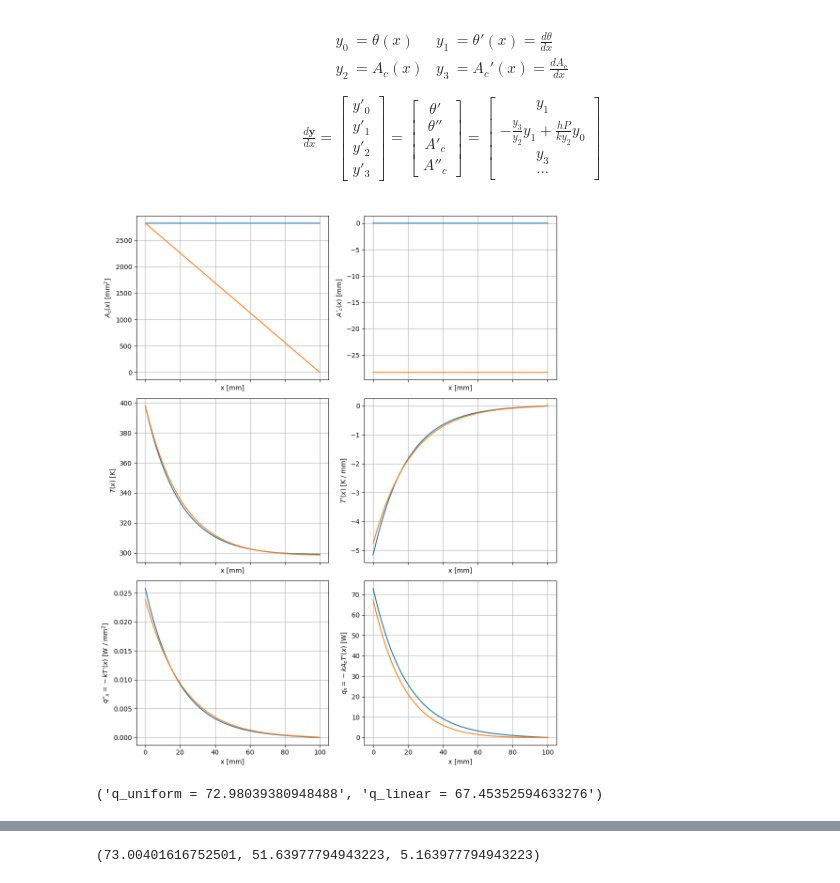
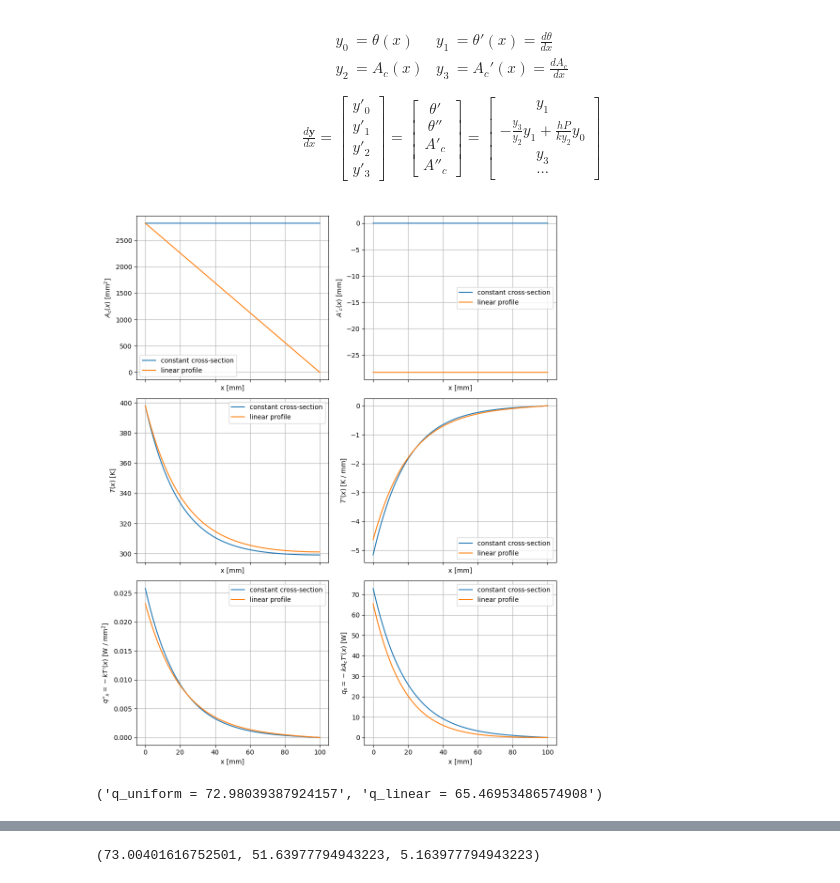
Before and after one commit to dvnatanael/fin-equation-analysis, a Jupyter notebook: fin_equation_analysis/notebooks/learn_scipy.ipynb, the cells around one changed output, grey strips where cells are left out. Drawn from its saved outputs; the diff is of its cells as text; code cells hidden in the pictures.

```diff
--- a/fin_equation_analysis/notebooks/learn_scipy.ipynb
+++ b/fin_equation_analysis/notebooks/learn_scipy.ipynb
@@ -14,3 +49,7 @@ T_inf: final = 298  # K
+# %%
+class CircularLinearPinFin(CircularPinFin):
+    def r(self, x: np.ndarray) -> np.ndarray:
+        return self.r0 * (1 - x / self.L)
 # %% [markdown]
 The general fin equation is given by
 
@@ -68,19 +95,18 @@ def bc_linear(ya, yb):
         [
             ya[0] - (T_b - T_inf),  # y0(x=a) = (T_b - T_inf)
             yb[1],  # y1(x=b) = 0; adiabatic tip
-            # circular cross section
             ya[2] - np.pi * r**2,  # y2(x=0) = np.pi * r**2
-            yb[2] - 1e-15,  # y2(x=b) = 0; reduces to a point
+            yb[2] - 1e-14,  # y2(x=b) = 0; reduces to a point
         ]
     )
 # %%
 def plot_results(
     fig: plt.Figure,
-    res: scipy.integrate._bvp.BVPResult,
+    sol: tuple[PPoly, PPoly, PPoly, PPoly],
     x: np.ndarray,
     label: str,
 ) -> None:
-    T, dT, Ac, dAc = res.sol(x)
+    T, dT, Ac, dAc = sol
     axs = fig.axes
     axs[0].plot(x * 1e3, Ac * 1e6, label=label)
     axs[0].set_ylabel(r"$A_c{(x)}$ [mm$^2$]")
@@ -100,31 +126,29 @@ def plot_results(
     axs[5].plot(x * 1e3, -k * Ac * dT, label=label)
     axs[5].set_ylabel(r"$q_x = -k A_c T'{(x)}$ [W]")
 # %%
-x = np.linspace(0, L, 5)
-y = np.ones((4, x.size))
-
-result_uniform = scipy.integrate.solve_bvp(fun=deriv, bc=bc_uniform, x=x, y=y)
-result_linear = scipy.integrate.solve_bvp(fun=deriv, bc=bc_linear, x=x, y=y)
+x_plot = np.linspace(0, L, 100001)
+sol_uniform = CircularUniformPinFin(k, h, r, L, T_b, T_inf).solve(bc_uniform)(x_plot)
+sol_linear = CircularLinearPinFin(k, h, r, L, T_b, T_inf).solve(bc_linear)(x_plot)
 # %%
 fig, _ = plt.subplots(num=1, figsize=(10, 12), nrows=3, ncols=2, sharex="all")
-x_plot = np.linspace(0, L, 100001)
-plot_results(fig, result_uniform, x_plot, "constant cross-section")
-plot_results(fig, result_linear, x_plot, "linear profile")
+plot_results(fig, sol_uniform, x_plot, "constant cross-section")
+plot_results(fig, sol_linear, x_plot, "linear profile")
 
 for ax in fig.axes:
     ax.set_xlabel(r"x [mm]")
     ax.grid(True)
+    ax.legend()
 plt.tight_layout()
 # %% [output]
-[figure, old version]
+[figure, new version]
 # %%
-_, dT_uniform, Ac_uniform, _ = result_uniform.sol(x_plot)
-_, dT_linear, Ac_linear, _ = result_linear.sol(x_plot)
+_, dT_uniform, Ac_uniform, _ = sol_uniform
+_, dT_linear, Ac_linear, _ = sol_linear
 q_uniform = (-k * Ac_uniform * dT_uniform)[5]
 q_linear = (-k * Ac_linear * dT_linear)[5]
 f"{q_uniform = }", f"{q_linear = }"
 # %% [output]
-('q_uniform = 72.98039380948488', 'q_linear = 67.45352594633276')
+('q_uniform = 72.98039387924157', 'q_linear = 65.46953486574908')
 # %%
 n_uniform = q_uniform / (h * 2 * np.pi * r * L * (T_b - T_inf))
 n_linear = q_linear / (h * np.pi * r * np.sqrt(L**2 + r**2) * (T_b - T_inf))
```
Also changed, not shown: parts of 6 cells of this notebook, 2 other files.
